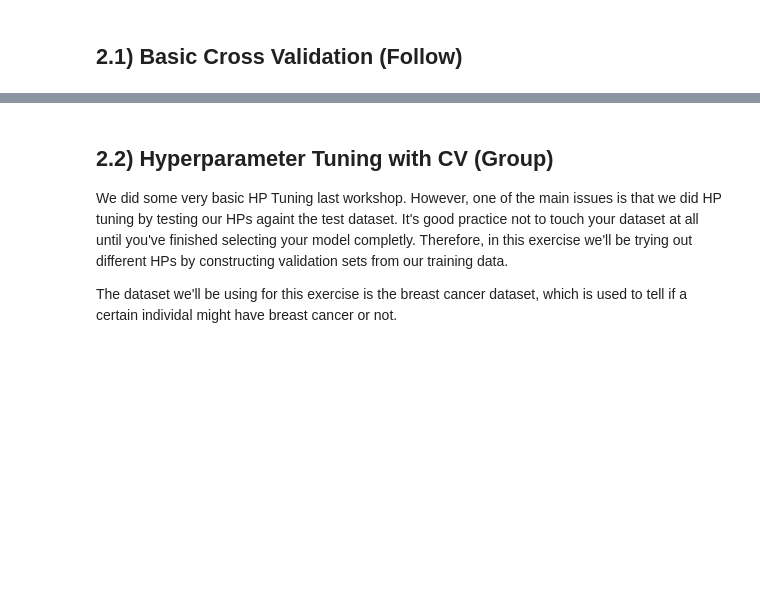
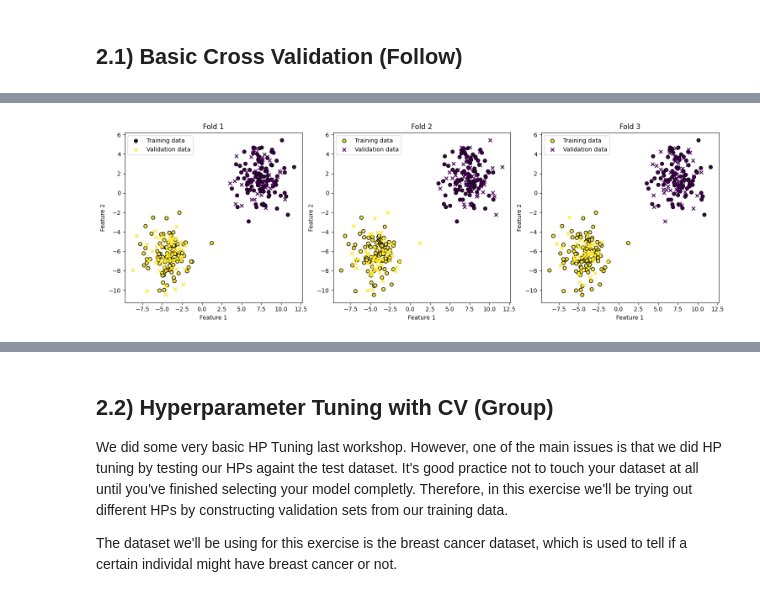
Before and after one commit to michaelwnau/_my_notebooks_ML_data_science, a Jupyter notebook: WKS_5_nau_tues_Student.ipynb, the cells around one changed output, grey strips where cells are left out. Saved outputs shown, nothing was run; the diff lists cells and outputs as text; code cells hidden in the pictures; blank space fills up the shorter version.

```diff
--- a/WKS_5_nau_tues_Student.ipynb
+++ b/WKS_5_nau_tues_Student.ipynb
@@ -171,0 +378,12 @@ kf = KFold(n_splits=3)
+# %%
+# Initialize a k-fold splitter
+kf = KFold(n_splits=3)
+
+# Kf.split() allows you to iterate through the different folds
+# "train_index" are the indices of the training data in that fold
+# "test_index" are the indices of the testing data in that fold
+print(len(X))
+for train_index, test_index in kf.split(X):
+    print("Train: ", train_index)
+    print("Test: ", test_index)
+    print("----")
@@ -172 +408,19 @@ kf = KFold(n_splits=3)
+# %%
+fig, axs = plt.subplots(1, kf.n_splits, figsize=(15, 5))
+
+for i, (train_index, test_index) in enumerate(kf.split(X)):
+    X_train_fold, X_test_fold = X[train_index], X[test_index]
+    y_train_fold, y_test_fold = y[train_index], y[test_index]
+
+    axs[i].scatter(X_train_fold[:, 0], X_train_fold[:, 1], c=y_train_fold, cmap='viridis', marker='o', edgecolors='k', label="Training data")
+    axs[i].scatter(X_test_fold[:, 0], X_test_fold[:, 1], c=y_test_fold, cmap='viridis', marker='x', edgecolors='k', label="Validation data")
+    axs[i].set_xlabel("Feature 1")
+    axs[i].set_ylabel("Feature 2")
+    axs[i].legend()
+    axs[i].set_title(f"Fold {i+1}")
+
+plt.tight_layout()
+plt.show()
+# %% [output]
+[figure, added]
 # %%
```
Also changed, not shown: parts of 42 cells of this notebook.
